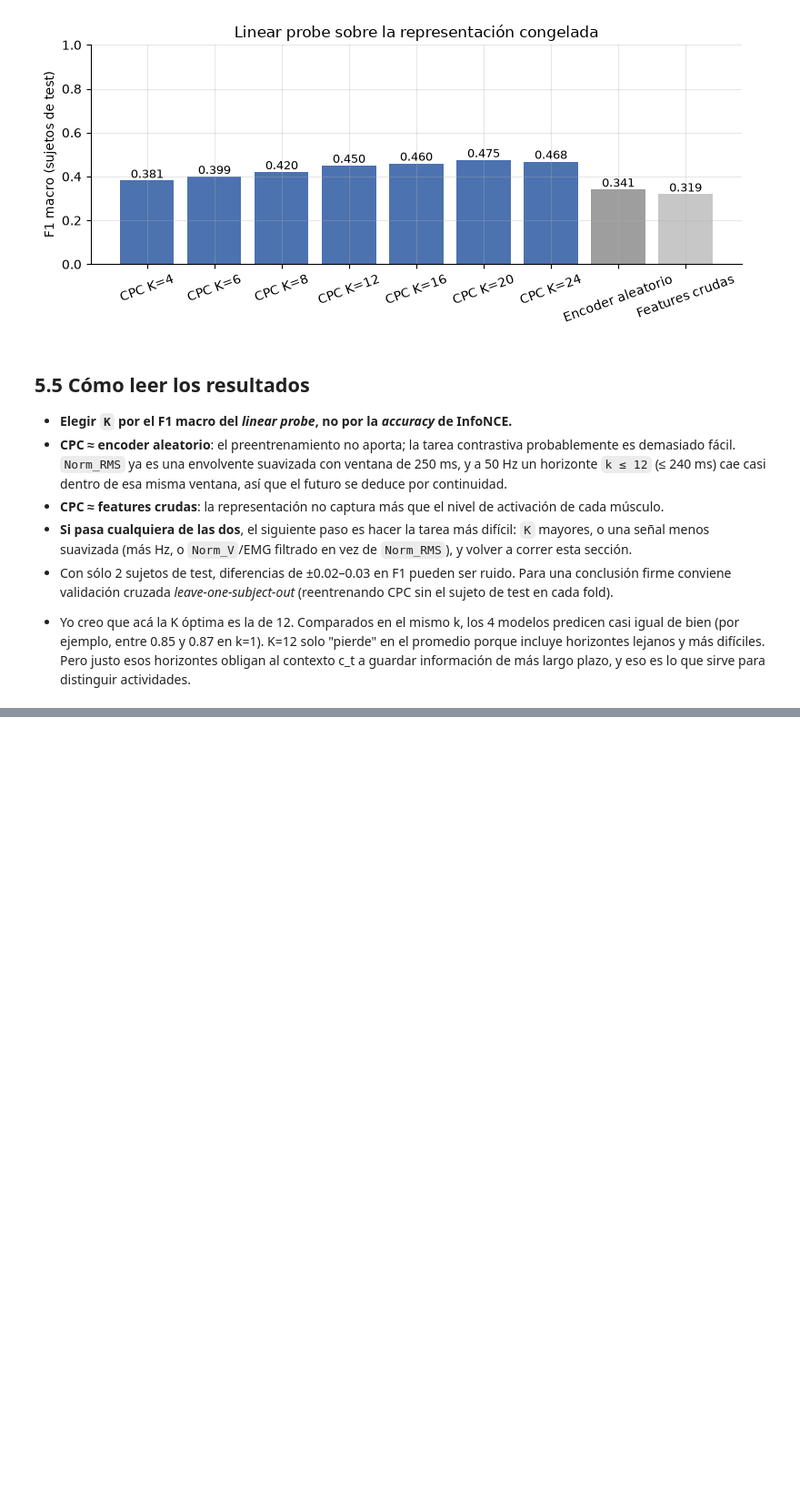
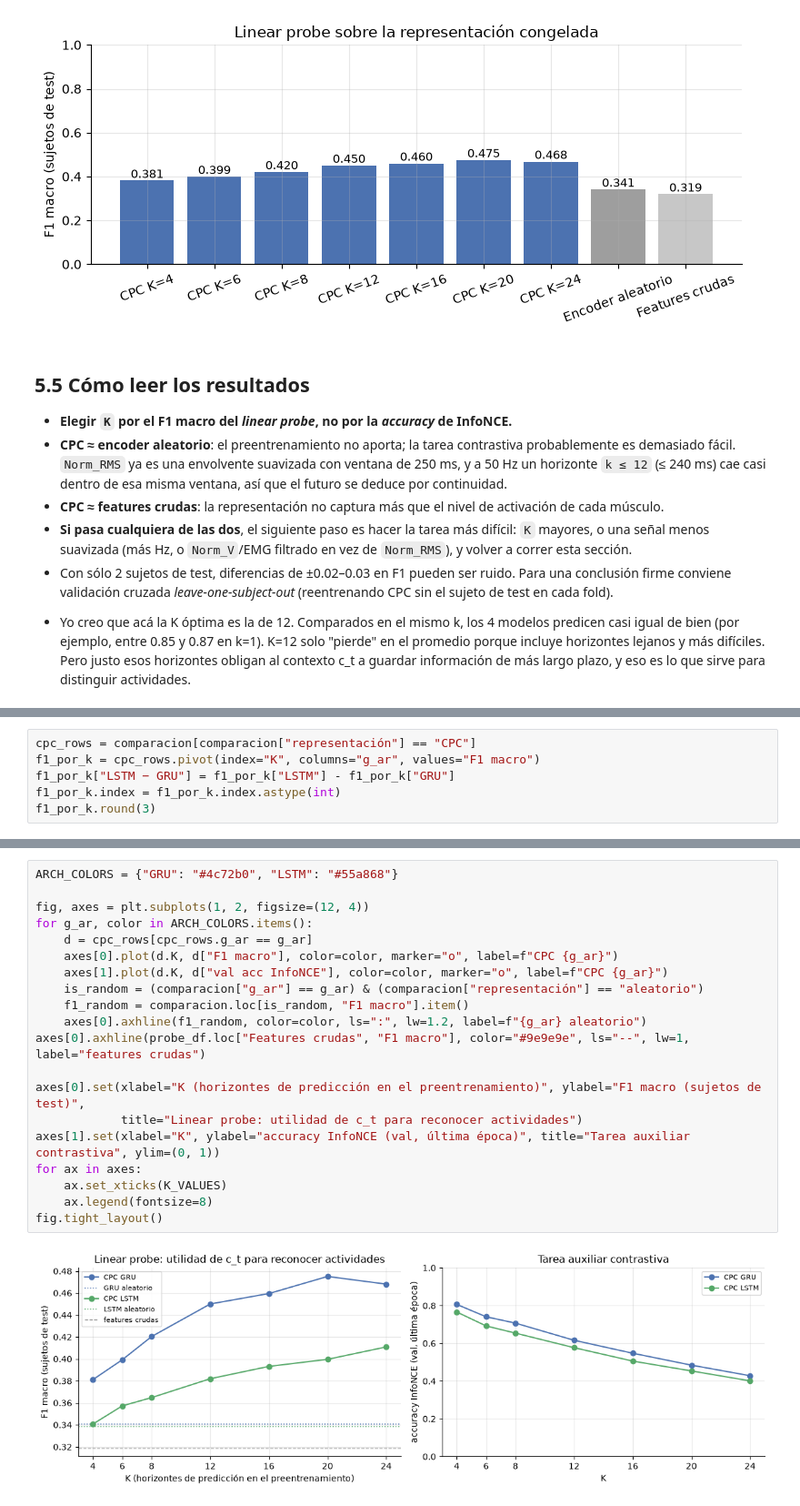
Before and after one commit to Paola-leon/human-activity-recognition, a Jupyter notebook: notebooks/01_Pipeline_CPC.ipynb, the cells around one changed output, grey strips where cells are left out. Shown at 91% size. Saved outputs shown, nothing was run; the diff lists cells and outputs as text; blank space fills up the shorter version.

```diff
--- a/notebooks/01_Pipeline_CPC.ipynb
+++ b/notebooks/01_Pipeline_CPC.ipynb
@@ -1289,0 +1705,6 @@ fig.tight_layout()
+# %%
+cpc_rows = comparacion[comparacion["representación"] == "CPC"]
+f1_por_k = cpc_rows.pivot(index="K", columns="g_ar", values="F1 macro")
+f1_por_k["LSTM − GRU"] = f1_por_k["LSTM"] - f1_por_k["GRU"]
+f1_por_k.index = f1_por_k.index.astype(int)
+f1_por_k.round(3)
@@ -1289,0 +1729,22 @@ fig.tight_layout()
+# %%
+ARCH_COLORS = {"GRU": "#4c72b0", "LSTM": "#55a868"}
+
+fig, axes = plt.subplots(1, 2, figsize=(12, 4))
+for g_ar, color in ARCH_COLORS.items():
+    d = cpc_rows[cpc_rows.g_ar == g_ar]
+    axes[0].plot(d.K, d["F1 macro"], color=color, marker="o", label=f"CPC {g_ar}")
+    axes[1].plot(d.K, d["val acc InfoNCE"], color=color, marker="o", label=f"CPC {g_ar}")
+    is_random = (comparacion["g_ar"] == g_ar) & (comparacion["representación"] == "aleatorio")
+    f1_random = comparacion.loc[is_random, "F1 macro"].item()
+    axes[0].axhline(f1_random, color=color, ls=":", lw=1.2, label=f"{g_ar} aleatorio")
+axes[0].axhline(probe_df.loc["Features crudas", "F1 macro"], color="#9e9e9e", ls="--", lw=1, label="features crudas")
+
+axes[0].set(xlabel="K (horizontes de predicción en el preentrenamiento)", ylabel="F1 macro (sujetos de test)",
+            title="Linear probe: utilidad de c_t para reconocer actividades")
+axes[1].set(xlabel="K", ylabel="accuracy InfoNCE (val, última época)", title="Tarea auxiliar contrastiva", ylim=(0, 1))
+for ax in axes:
+    ax.set_xticks(K_VALUES)
+    ax.legend(fontsize=8)
+fig.tight_layout()
+# %% [output]
+[figure, added]
```
Also changed, not shown: parts of 38 cells of this notebook, 15 other files.
